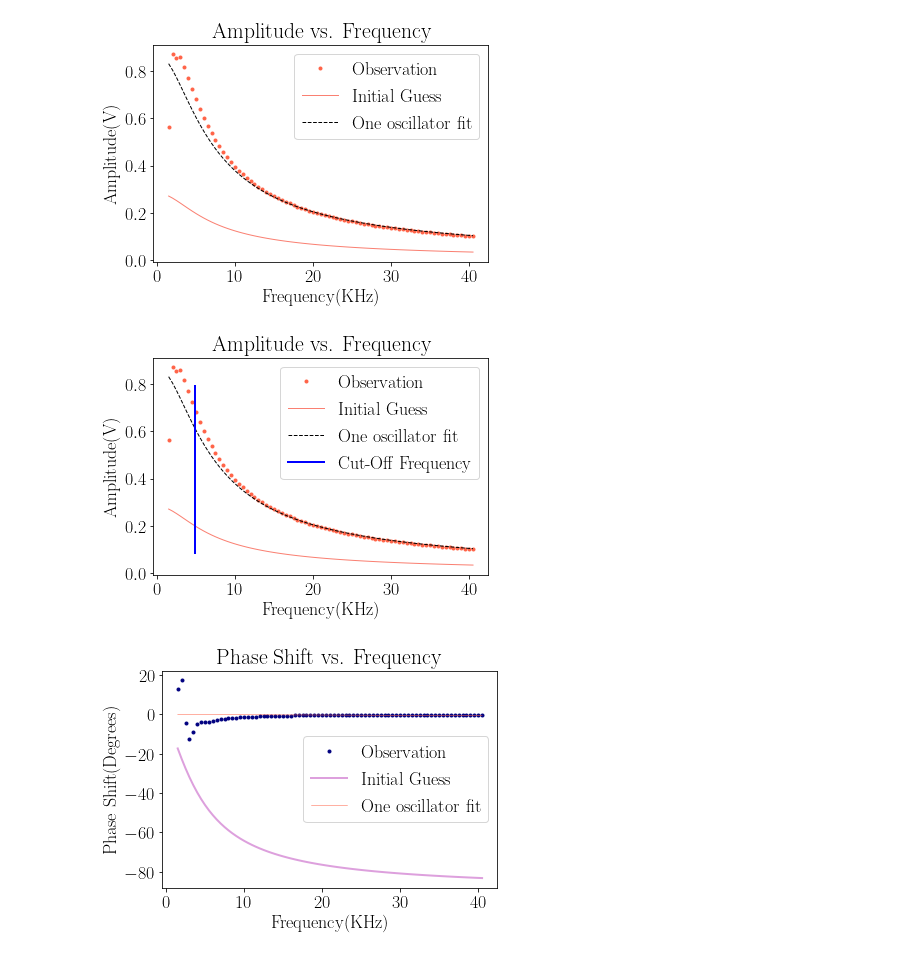
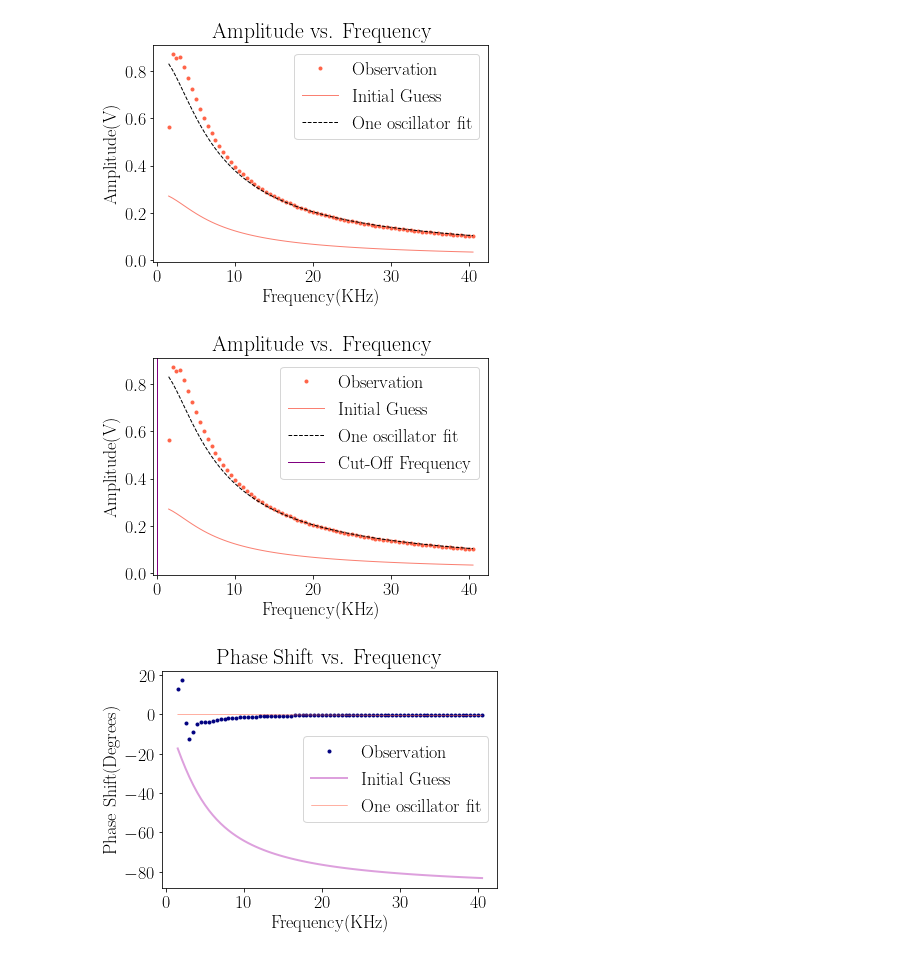
Before and after one commit to aaronkebede/PHY220, a Jupyter notebook: project-one/v2/Fitting Function.ipynb, the cells around one changed output. Drawn from its saved outputs; the diff is of its cells as text; code cells hidden in the pictures.

```diff
--- a/project-one/v2/Fitting Function.ipynb
+++ b/project-one/v2/Fitting Function.ipynb
@@ -127,18 +127,18 @@ plt.show()
 # %%
 # Same plot, but add the cut off frequency
 
 plt.plot(lfa_frequency,lfa_amplitude,'.', c="tomato", label="Observation")
 plt.plot(lfa_frequency, amp_result.init_fit, '-', c="salmon", label="Initial Guess", linewidth=1)
 plt.plot(lfa_frequency, amp_result.best_fit, '--', c="black",label="One oscillator fit", linewidth=1)
-plt.axvline(x=4.82, ymin=amp_min, ymax=amp_max, c='blue', lw='2', label="Cut-Off Frequency")
+plt.axvline(x=4.82/1000, c='purple', lw='1', label="Cut-Off Frequency")
 plt.xlabel("Frequency(KHz)")
 plt.ylabel("Amplitude(V)")
 plt.title("Amplitude vs. Frequency")
 plt.legend()
 plt.savefig("Images/Cut Off LA - Amplitude Fit.pdf", bbox_inches='tight')
 plt.show()
 # %% [output]
-[figure, old version]
+[figure, new version]
 # %%
 plt.plot(lfp_frequency,lfp_phaseshift,'.', c="navy",  label="Observation")
 plt.plot(lfp_frequency, ps_result.init_fit, '-', c="plum", label="Initial Guess", linewidth=2)
```
Also changed, not shown: 4 other files.
